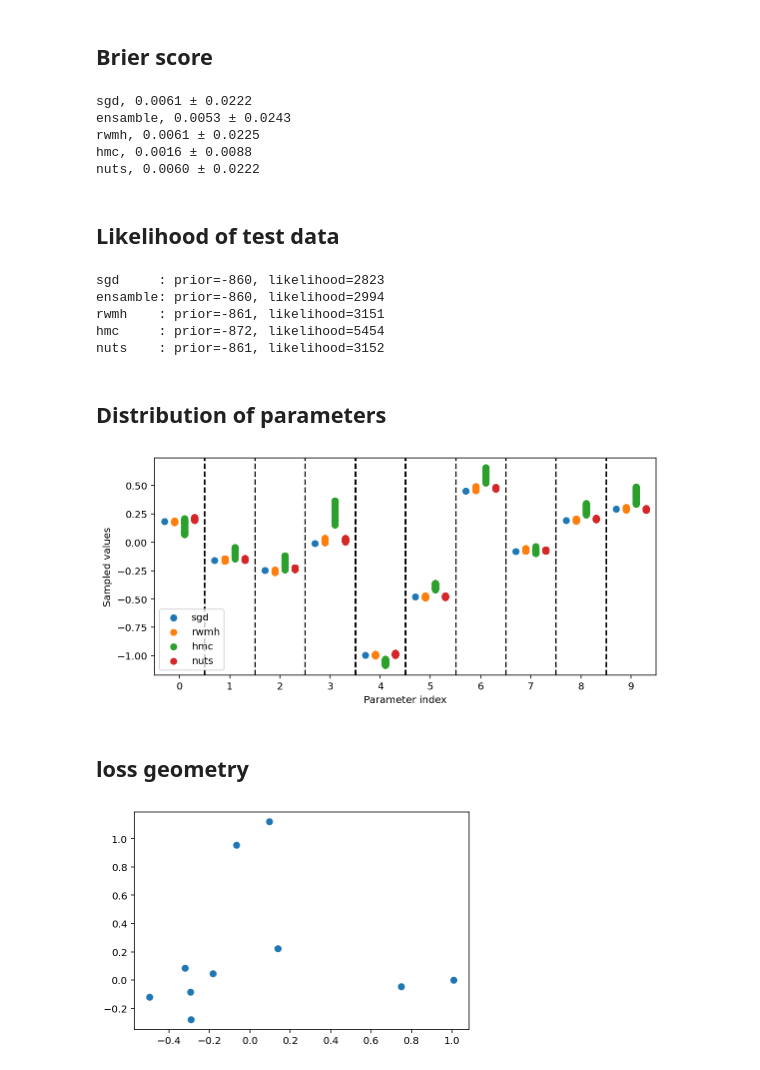
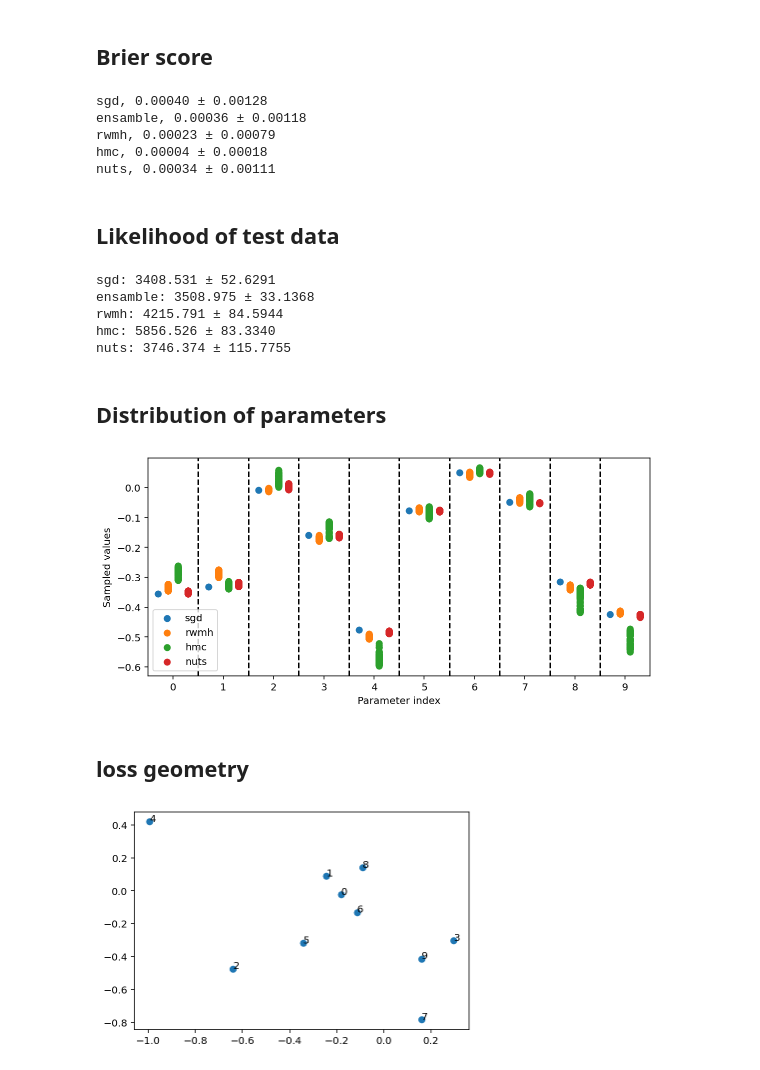
Before and after one commit to martin-marek/bnn-project, a Jupyter notebook: notebooks/uci_regression.ipynb, the cells around one changed output. Saved outputs shown, nothing was run; the diff lists cells and outputs as text; code cells hidden in the pictures.

```diff
--- a/notebooks/uci_regression.ipynb
+++ b/notebooks/uci_regression.ipynb
@@ -269,7 +322,6 @@ plt.show()
 ## calibration
 # %%
 # residuals
-
 def get_std_resid(chain):
     # average y_hat across nodes
     predict_vmap = jax.vmap(predict_fn, [None, 0])
@@ -283,15 +335,16 @@ def get_std_resid(chain):
 
 fig, axs = plt.subplots(2, 3, figsize=[10, 6])
 axs = axs.flatten()
-for i, (name, chain) in enumerate(chains_dict.items()):
+for i, (name, chains) in enumerate(chains_dict.items()):
+    chain = chains.reshape([-1, n_params])
     std_resid = get_std_resid(chain)
     axs[i].hist(std_resid.tolist(), bins=100, density=True, color=f'C{i}')
-    axs[i].set_xlim([-2, 2])
+    axs[i].set_xlim([-0.2, 0.2])
     axs[i].set_yscale('log')
     axs[i].set_title(name)
 
 axs[-1].axis('off')
 plt.tight_layout()
-plt.savefig('plots/uci_residuals.pdf', bbox_inches='tight', pad_inches=0)
+plt.savefig('plots/uci_residuals_hist.pdf', bbox_inches='tight', pad_inches=0)
 plt.show()
 # %% [output]
@@ -298,0 +372,18 @@ plt.show()
+# %%
+fig, axs = plt.subplots(2, 3, figsize=[10, 6])
+axs = axs.flatten()
+key = jax.random.PRNGKey(0)
+for i, (name, chains) in enumerate(chains_dict.items()):
+    keys = jax.random.split(key, n_chains)
+    pvals = jax.pmap(get_resid_pvals)(keys, chains)
+    for j in range(n_chains):
+        axs[i].plot(jnp.linspace(0, 1, len(y_test)), jnp.sort(pvals[j]), label=name, color=f'C{i}')
+    axs[i].plot([0, 1], [0, 1], c='black', ls='--')
+    axs[i].set_xlim([0, 1])
+    axs[i].set_ylim([0, 1])
+    axs[i].set_title(name)
+
+axs[-1].axis('off')
+plt.tight_layout()
+plt.savefig('plots/uci_residuals_pvals.pdf', bbox_inches='tight', pad_inches=0)
+plt.show()
@@ -311,14 +404,15 @@ for i, (name, chains) in enumerate(chains_dict.items()):
         mse = ((y_test - mean)**2)
         return mse
 
-    mse = mse_fn(chains)
-    print(f'{name}, {mse.mean():.4f} ± {mse.std():.4f}')
+    chain = chains.reshape([-1, n_params])
+    mse = mse_fn(chain)
+    print(f'{name}, {mse.mean():.5f} ± {mse.std():.5f}')
 # %% [output]
-sgd, 0.0061 ± 0.0222
-ensamble, 0.0053 ± 0.0243
-rwmh, 0.0061 ± 0.0225
-hmc, 0.0016 ± 0.0088
-nuts, 0.0060 ± 0.0222
+sgd, 0.00040 ± 0.00128
+ensamble, 0.00036 ± 0.00118
+rwmh, 0.00023 ± 0.00079
+hmc, 0.00004 ± 0.00018
+nuts, 0.00034 ± 0.00111
 # %% [markdown]
 ## Likelihood of test data
 # %%
@@ -334,54 +428,55 @@ def chain_to_loglike(chain):
     log_likelihood = log_likelihood.sum()
     return log_likelihood
 
-for i, (name, chain) in enumerate(chains_dict.items()):
+for i, (name, chains) in enumerate(chains_dict.items()):
     lp = jax.vmap(log_prior_fn)(chain).mean()
-    ll = chain_to_loglike(chain)
-    print(f'{name:<8}: prior={lp:.0f}, likelihood={ll:.0f}')
-    # print(f'{name}: {ll.mean():.3f} ± {ll.std():.4f}')
+    ll = jax.pmap(chain_to_loglike)(chains)
+    # print(f'{name:<8}: prior={lp:.0f}, likelihood={ll:.0f}')
+    print(f'{name}: {ll.mean():.3f} ± {ll.std():.4f}')
 # %% [output]
-sgd     : prior=-860, likelihood=2823
-ensamble: prior=-860, likelihood=2994
-rwmh    : prior=-861, likelihood=3151
-hmc     : prior=-872, likelihood=5454
-nuts    : prior=-861, likelihood=3152
+sgd: 3408.531 ± 52.6291
+ensamble: 3508.975 ± 33.1368
+rwmh: 4215.791 ± 84.5944
+hmc: 5856.526 ± 83.3340
+nuts: 3746.374 ± 115.7755
 # %% [markdown]
 ## Distribution of parameters
 # %%
 fig, ax = plt.subplots(figsize=[9, 4])
 d = 10 # num. of params to plot
 chains_to_show = ['sgd', 'rwmh', 'hmc', 'nuts']
 for i, name in enumerate(chains_to_show):
     chains = chains_dict[name]
-    y_ = chains[:, :d]
+    chain = chains[0]
+    y_ = chain[:, :d]
     x_ = jnp.zeros([len(y_), 1]) + jnp.arange(d)[None] + (0.2*i - 0.3)
     ax.scatter(x_, y_, c=f'C{i}', alpha=1, label=name)
 
 for i in range(d-1):
     ax.axvline(x=i+0.5, linestyle="--", color='black')
 
 ax.set_xlim([-0.5, d-0.5])
 ax.set_xticks(range(d))
 ax.set_xlabel('Parameter index')
 ax.set_ylabel('Sampled values')
 ax.legend(loc='lower left')
-plt.savefig('plots/uci_param_distribution.pdf', bbox_inches='tight', pad_inches=0)
+plt.savefig('plots/uci_param_distribution.png', bbox_inches='tight', pad_inches=0, dpi=300)
 plt.show()
 # %% [output]
-[figure, old version]
+[figure, new version]
 # %% [markdown]
 ## loss geometry
 # %%
 # show that independent sgd solutions differ in weights
 # - pick 2 parameters and plots their values for each solution
 param_idxs = [0, 1]
-xy = chain_ens[:, param_idxs]
-plt.scatter(xy[:, 0], xy[:, 1])
-# for i in range(len(xy)):
-#     plt.annotate(str(i), (xy[i, 0], xy[i, 1]))
+xy = chains_ens[0, :, param_idxs]
+plt.scatter(xy[0, :], xy[1, :])
+for i in range(xy.shape[1]):
+    plt.annotate(str(i), (xy[0, i], xy[1, i]))
 plt.show()
 # %% [output]
-[figure, old version]
+[figure, new version]
 # %%
 # test: loss when averaging solutions
 sol_idxs = [0, 1, 2]
```
Also changed, not shown: parts of 25 cells of this notebook, 11 other files.
